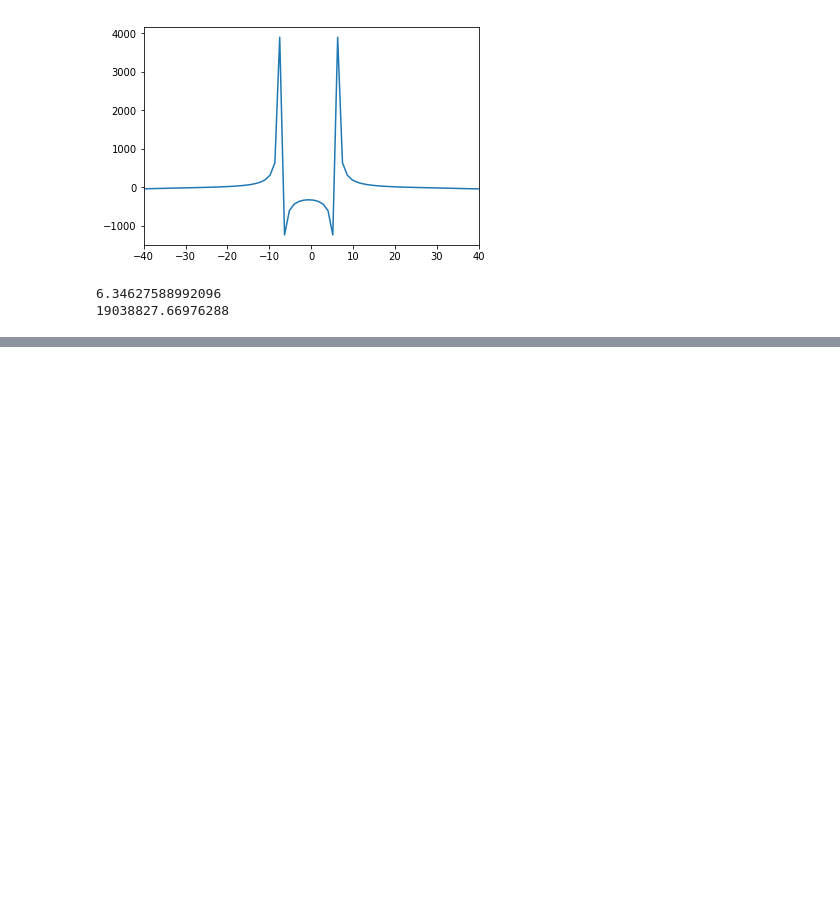
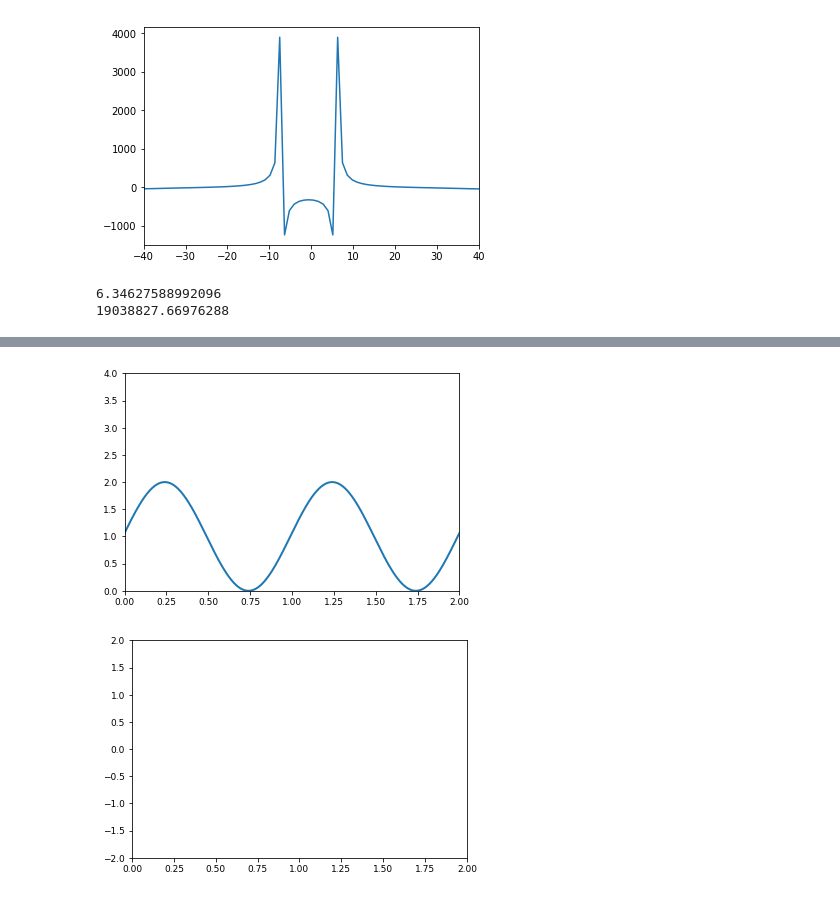
Before and after one commit to sungjea713/FMCW, a Jupyter notebook: FMCW.ipynb, the cells around one changed output, grey strips where cells are left out. Cells and saved outputs as stored; diff of their text form; code cells hidden in the pictures; blank space fills up the shorter version.

```diff
--- a/FMCW.ipynb
+++ b/FMCW.ipynb
@@ -130,0 +291,61 @@ print(fB*c*Tchirp/(2*fsw))
+# %%
+import matplotlib.pyplot as plt
+import math
+import numpy as np
+from scipy import signal
+from matplotlib import animation, rc
+import sys
+
+Tchirp = 1
+fsw = 50
+f0 = 20
+fs = 20000
+R = 2e7
+c = 3e8
+tau = 2*R/c
+tauIndex = round(tau*fs)
+
+
+tT = [x for x in np.arange(0.0, 1.0, Tchirp/fs)]
+tR = [x for x in np.arange(0.0, 1.0 + tau, Tchirp/fs)]
+
+fT = [fsw*(signal.sawtooth(2*np.pi/Tchirp*x)+1)/2 +f0 for x in tT]
+
+fig, ax = plt.subplots()
+ax.set_xlim((0, 2))
+ax.set_ylim((0, 4))
+
+fig, ax2 = plt.subplots()
+ax2.set_xlim((0, 2))
+ax2.set_ylim((-2, 2))
+
+
+line, = ax.plot([], [], lw=2)
+line2, = ax2.plot([], [], lw=1)
+
+def init():
+    line.set_data([], [])
+    return (line,)
+def animate(i):
+    x = np.linspace(0, 2, 500)
+    y = np.sin(2 * np.pi * (x - 0.01 * i)) + 1
+    line.set_data(x, y)
+    return (line,)
+
+def init2():
+    line2.set_data([], [])
+    return (line2,)
+def animate2(i):
+    x = np.linspace(0, 2, 500)
+    y = np.sin(2 * np.pi * (x - 0.01 * i)) + 1
+    line2.set_data(x, y)
+    return (line2,)
+anim = animation.FuncAnimation(fig, animate, init_func=init, frames=100, interval=20, blit=True)
+anim2 = animation.FuncAnimation(fig, animate2, init_func=init2, frames=100, interval=20, blit=True)
+
+anim.save('basic_animation.mp4', fps=30, extra_args=['-vcodec', 'libx264'])
+
+plt.show()
+# %% [output]
+[figure, added]
+[figure, added]
```
Also changed, not shown: parts of 2 cells of this notebook.
